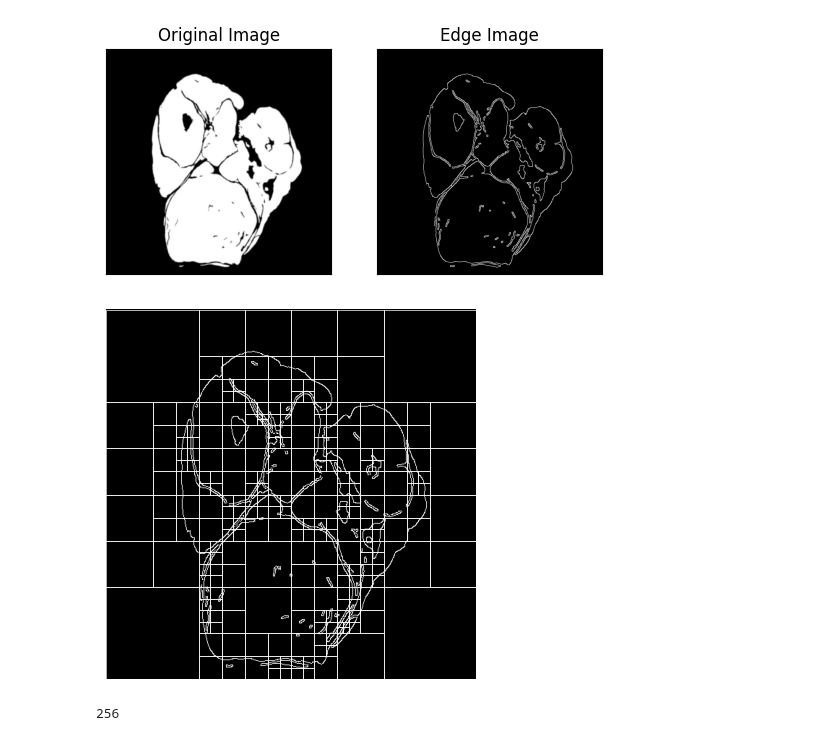
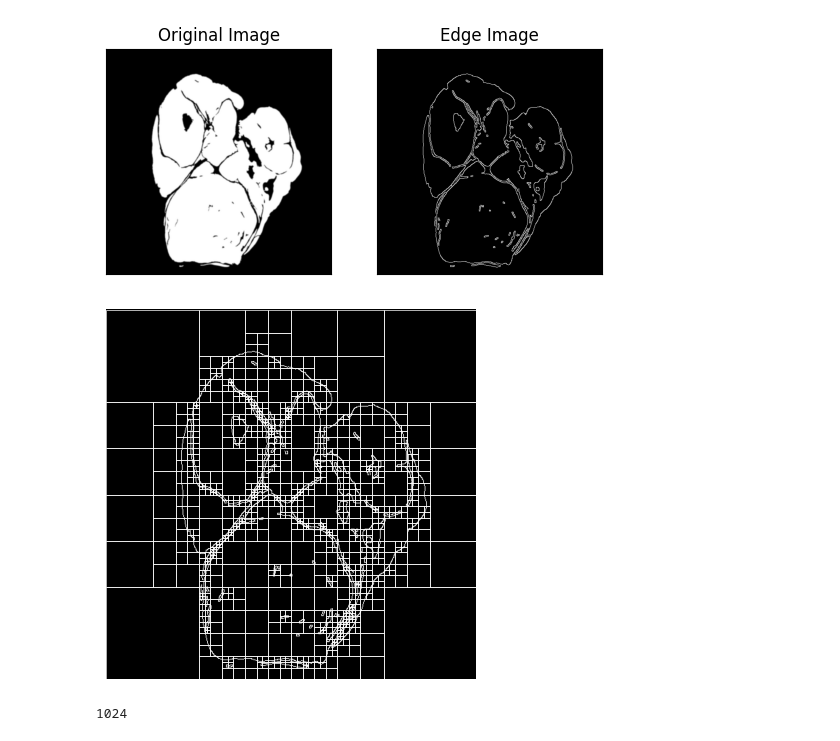
Before and after one commit to zhangenzhi/apt, a Jupyter notebook: utils/mpatchify.ipynb, the cells around one changed output. Cells and saved outputs as stored; diff of their text form; code cells hidden in the pictures.

```diff
--- a/utils/mpatchify.ipynb
+++ b/utils/mpatchify.ipynb
@@ -31,20 +31,20 @@ plt.close(fig)
 # %%
 fig, ax = plt.subplots()
 ax.imshow(edges, cmap = 'gray')
-qdt = FixedQuadTree(domain=edges, fixed_length=256)
+qdt = FixedQuadTree(domain=edges, fixed_length=1024)
 qdt.draw(ax=ax)
 ax.axis('off')
 pdf_path = "./ap_256.pdf"
 plt.savefig(pdf_path, transparent=True, bbox_inches='tight')
 plt.show()
 print(qdt.count_patches())
 
 # pdf_path = "./ap_1024.pdf"
 # plt.savefig(pdf_path, transparent=True)
 plt.close()
 # %% [output]
-[figure, old version]
+[figure, new version]
-256
+1024
 # %%
 def patchify(mask):
     seq = qdt.serialize(mask, size=(4,4,3))
```
Also changed, not shown: 5 other files.
